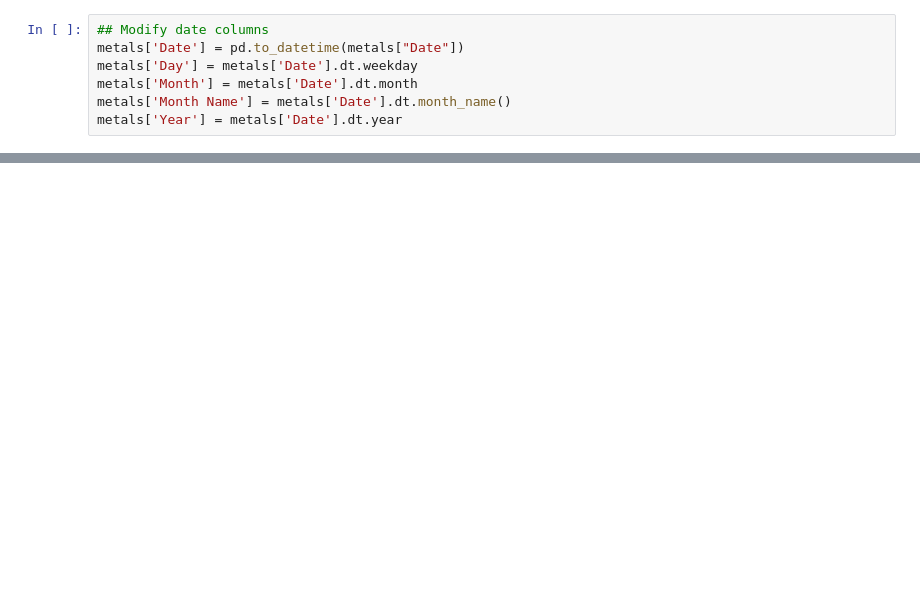
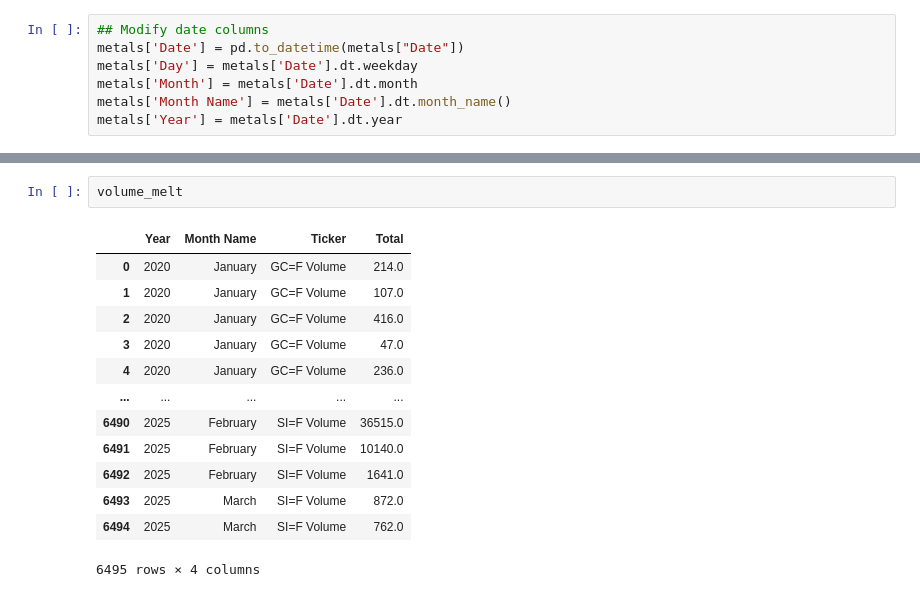
Before and after one commit to GeronimoBWalker/commodity, a Jupyter notebook: Analysis/precious_metals_eda.ipynb, the cells around one changed output, grey strips where cells are left out. Cells and saved outputs as stored; diff of their text form; blank space fills up the shorter version.

```diff
--- a/Analysis/precious_metals_eda.ipynb
+++ b/Analysis/precious_metals_eda.ipynb
@@ -49,0 +59,16 @@ gold.head(2)
+# %%
+volume_melt
+# %% [output]
+|  | Year | Month Name | Ticker | Total |
+| 0 | 2020 | January | GC=F Volume | 214.0 |
+| 1 | 2020 | January | GC=F Volume | 107.0 |
+| 2 | 2020 | January | GC=F Volume | 416.0 |
+| 3 | 2020 | January | GC=F Volume | 47.0 |
+| 4 | 2020 | January | GC=F Volume | 236.0 |
+| ... | ... | ... | ... | ... |
+| 6490 | 2025 | February | SI=F Volume | 36515.0 |
+| 6491 | 2025 | February | SI=F Volume | 10140.0 |
+| 6492 | 2025 | February | SI=F Volume | 1641.0 |
+| 6493 | 2025 | March | SI=F Volume | 872.0 |
+| 6494 | 2025 | March | SI=F Volume | 762.0 |
+6495 rows × 4 columns
```
Also changed, not shown: parts of 8 cells of this notebook.
